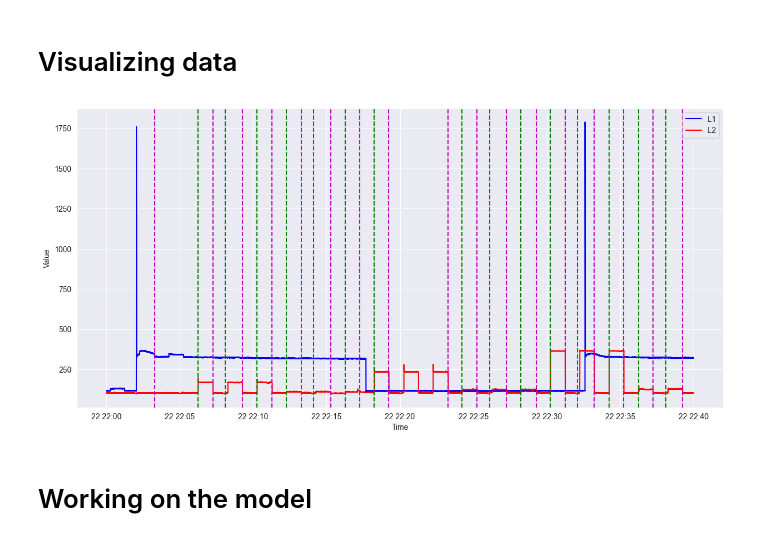
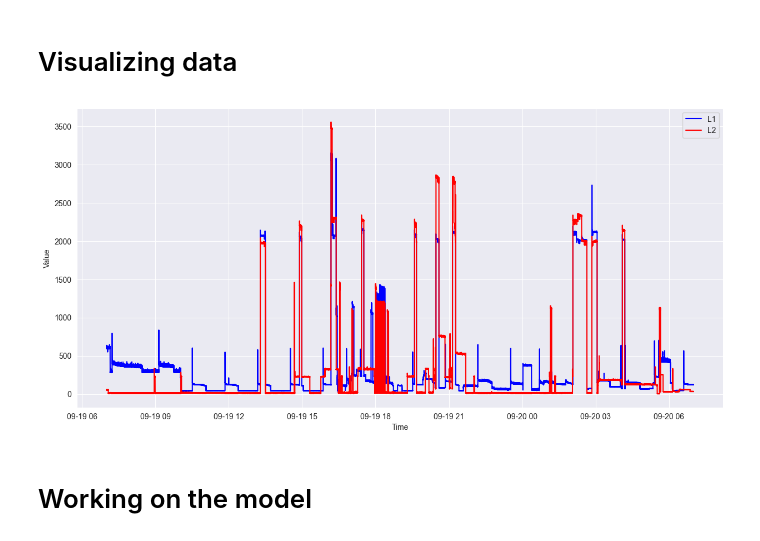
Before and after one commit to Policooo/Sustainable-Energy-Behavior, a Jupyter notebook: testingStuff.ipynb, the cells around one changed output. Saved outputs shown, nothing was run; the diff lists cells and outputs as text; code cells hidden in the pictures.

```diff
--- a/testingStuff.ipynb
+++ b/testingStuff.ipynb
@@ -96,3 +16,19 @@ general_tagging_info = pd.read_csv(file_path_tagging_info_generalized)
+# %%
+file_path_volts1 = r".\dataset\H4\Testing_09_19_1348038001\LF1V.csv"
+file_path_amps1 = r".\dataset\H4\Testing_09_19_1348038001\LF1I.csv"
+file_path_time_ticks1 = r".\dataset\H4\Testing_09_19_1348038001\TimeTicks1.csv"
+
+file_path_volts2 = r".\dataset\H4\Testing_09_19_1348038001\LF2V.csv"
+file_path_amps2 = r".\dataset\H4\Testing_09_19_1348038001\LF2I.csv"
+file_path_time_ticks2 = r".\dataset\H4\Testing_09_19_1348038001\TimeTicks2.csv"
+
+LF1V = pd.read_csv(file_path_volts1)
+LF1I = pd.read_csv(file_path_amps1)
+time_ticks1 = pd.read_csv(file_path_time_ticks1)
+
+LF2V = pd.read_csv(file_path_volts2)
+LF2I = pd.read_csv(file_path_amps2)
+time_ticks2 = pd.read_csv(file_path_time_ticks2)
 # %%
 LF1V = np.array(LF1V)
 LF1I = np.array(LF1I)
@@ -398,26 +334,26 @@ def plot_events(dataframe, start_index, end_index, time):
 # %%
 start_index, end_index = zoomIn("2012-10-22 23:00:00", "2012-10-22 23:40:00", time_ticks1_np)
 plt.figure(figsize=(15, 7))
 
 # This plots phase 1 and phase 2 separately (zoomed in)
-plt.plot(TS1_real[start_index:end_index], L1_actual_power[start_index:end_index], linestyle='-', color='b', label='L1')
-plt.plot(TS2_real[start_index:end_index], L2_actual_power[start_index:end_index], linestyle='-', color='r', label='L2')
+plt.plot(TS1_real, L1_actual_power, linestyle='-', color='b', label='L1')
+plt.plot(TS2_real, L2_actual_power, linestyle='-', color='r', label='L2')
 
-event_times = [TS1_real[int(i)] for i in events_start if start_index <= i <= end_index]
-for event_time in event_times:
-    plt.axvline(event_time, color='g', linestyle='--')
-
-event_times = [TS1_real[int(i)] for i in events_end if start_index <= i <= end_index]
-for event_time in event_times:
-    plt.axvline(event_time, color='m', linestyle='--')
+# event_times = [TS1_real[int(i)] for i in events_start if start_index <= i <= end_index]
+# for event_time in event_times:
+#     plt.axvline(event_time, color='g', linestyle='--')
+#
+# event_times = [TS1_real[int(i)] for i in events_end if start_index <= i <= end_index]
+# for event_time in event_times:
+#     plt.axvline(event_time, color='m', linestyle='--')
 
 plt.xlabel("Time")
 plt.ylabel("Value")
 plt.legend()
 plt.grid(True)
 plt.show()
 # %% [output]
-[figure, old version]
+[figure, new version]
 # %% [markdown]
 # Working on the model
 # %% [markdown]
```
Also changed, not shown: parts of 2 cells of this notebook, 4 other files.
